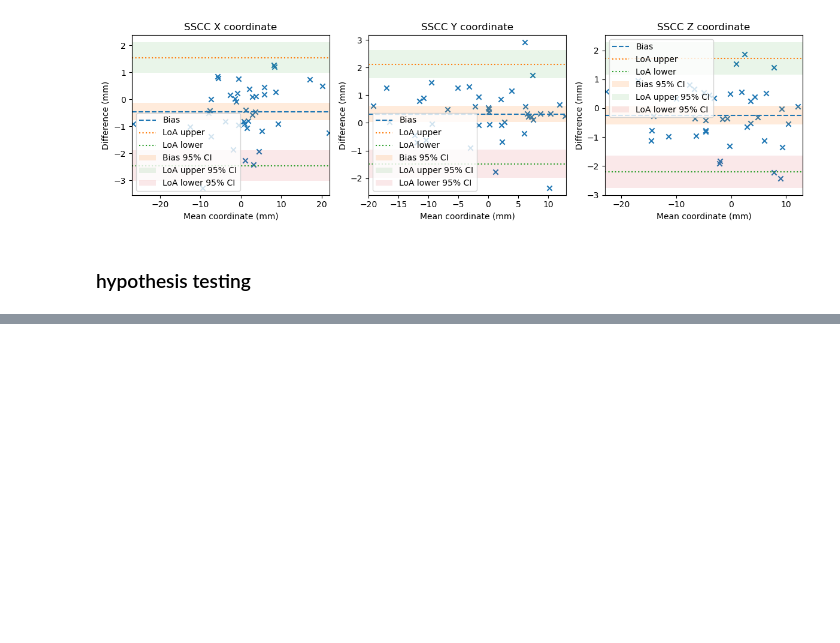
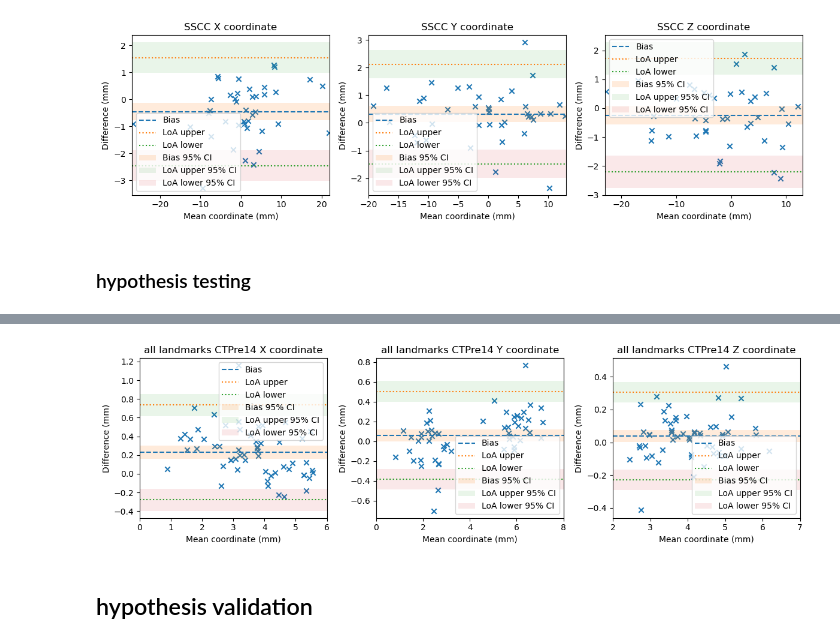
Before and after one commit to acherking/CT-MRI_LandmarkDetection, a Jupyter notebook: notebook/analysis/extra_validation.ipynb, the cells around one changed output, grey strips where cells are left out. Saved outputs shown, nothing was run; the diff lists cells and outputs as text; code cells hidden in the pictures; blank space fills up the shorter version.

```diff
--- a/notebook/analysis/extra_validation.ipynb
+++ b/notebook/analysis/extra_validation.ipynb
@@ -264,0 +382,11 @@ if __name__ == "__main__":
+# %%
+if __name__ == "__main__":
+    # 3D points (N,3)
+    p1 = y_CTPre14_true.reshape(-1, 3) * 0.15
+    p2 = y_CTPre14_pred.reshape(-1, 3) * 0.15
+    fig, axes = bland_altman_3d_per_axis_with_ci(p1, p2, roi_name="all landmarks CTPre14")
+    plt.show()
+# %% [output]
+[figure, added]
+# %% [markdown]
+## hypothesis validation
```
Also changed, not shown: parts of 12 cells of this notebook.
